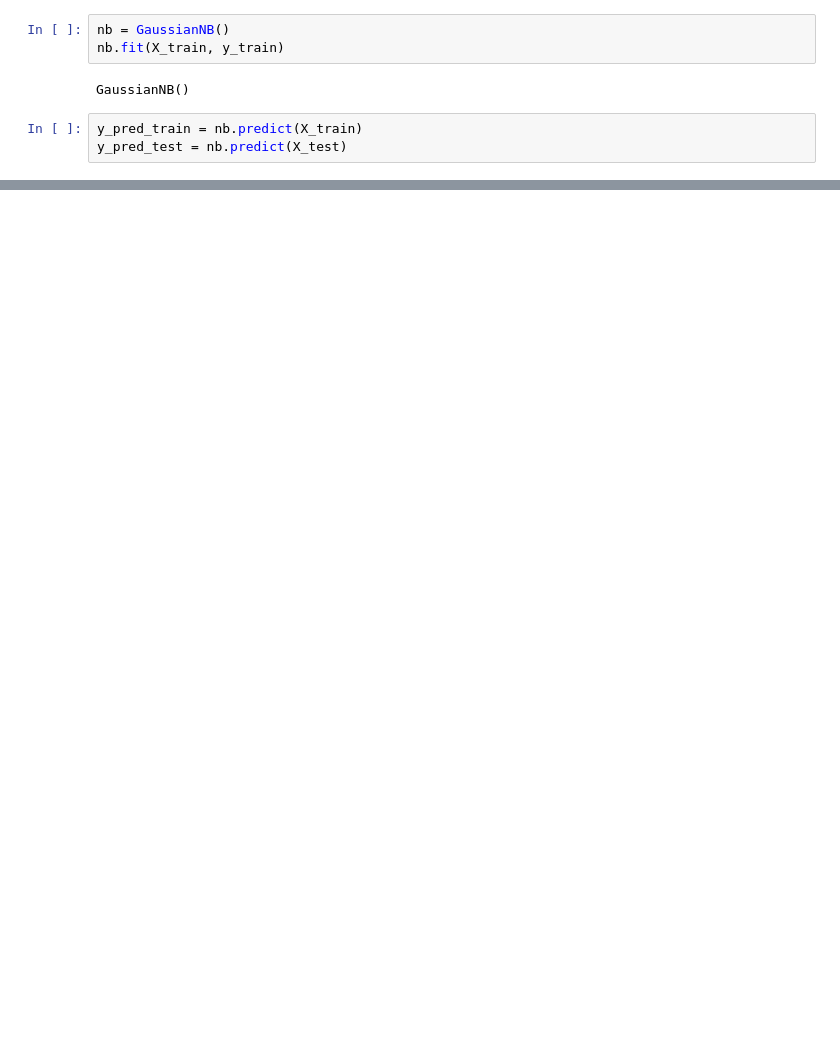
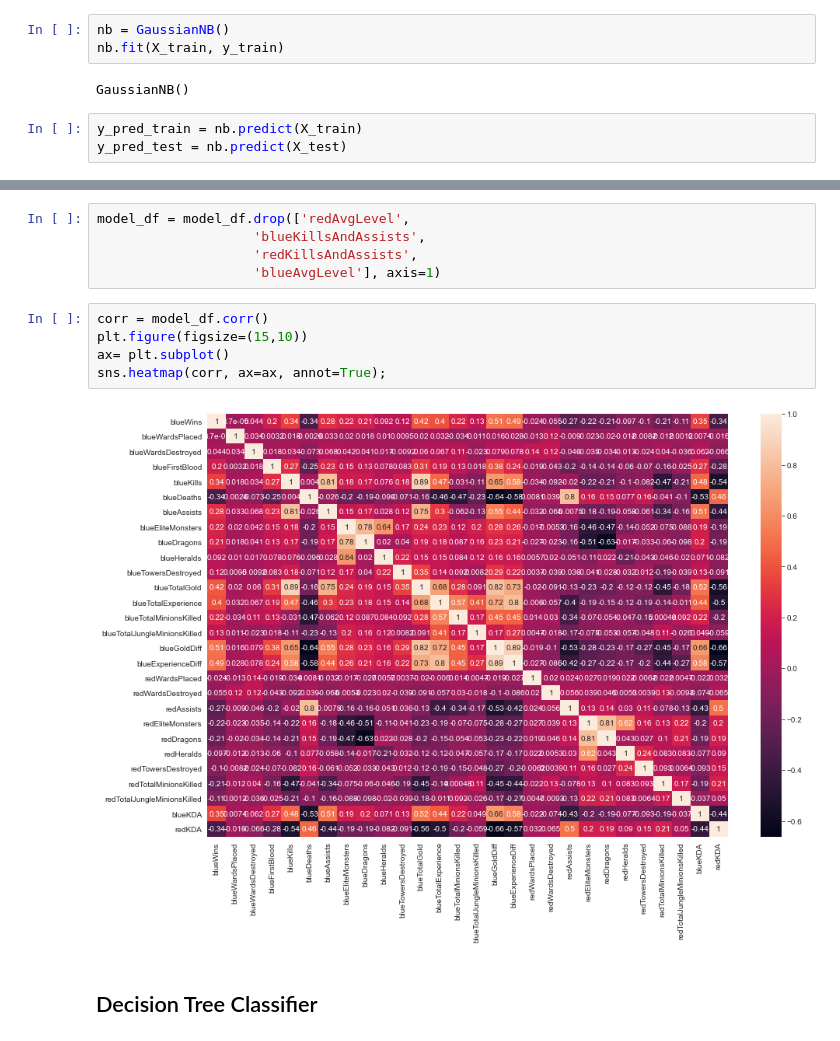
Before and after one commit to ewehmueller/lol-classification, a Jupyter notebook: league-analysis.ipynb, the cells around one changed output, grey strips where cells are left out. Cells and saved outputs as stored; diff of their text form; blank space fills up the shorter version.

```diff
--- a/league-analysis.ipynb
+++ b/league-analysis.ipynb
@@ -193,0 +257,14 @@ nb?
+# %%
+model_df = model_df.drop(['redAvgLevel',
+                    'blueKillsAndAssists',
+                    'redKillsAndAssists',
+                    'blueAvgLevel'], axis=1)
+# %%
+corr = model_df.corr()
+plt.figure(figsize=(15,10))
+ax= plt.subplot()
+sns.heatmap(corr, ax=ax, annot=True);
+# %% [output]
+[figure, added]
+# %% [markdown]
+## Decision Tree Classifier
```
Also changed, not shown: parts of 26 cells of this notebook.
